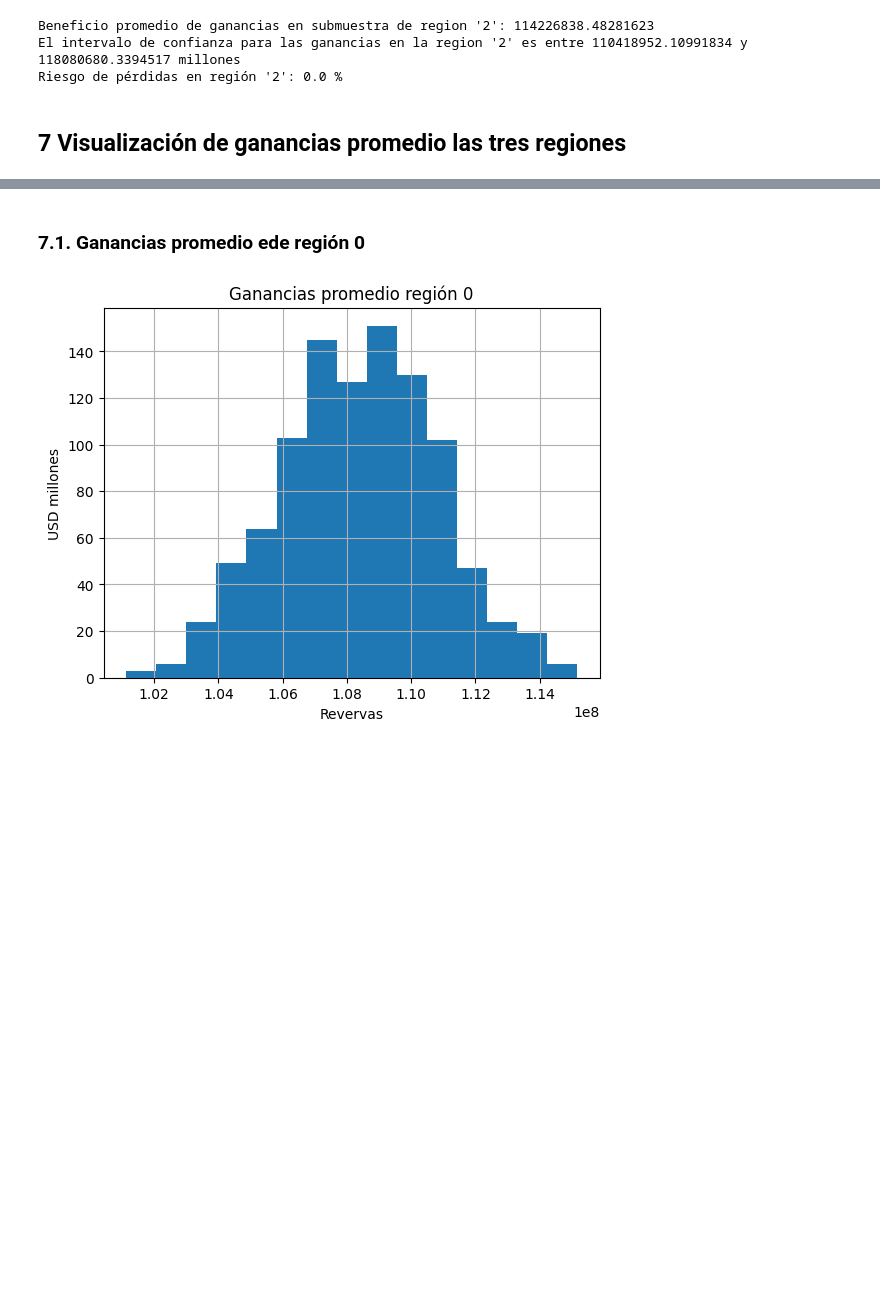
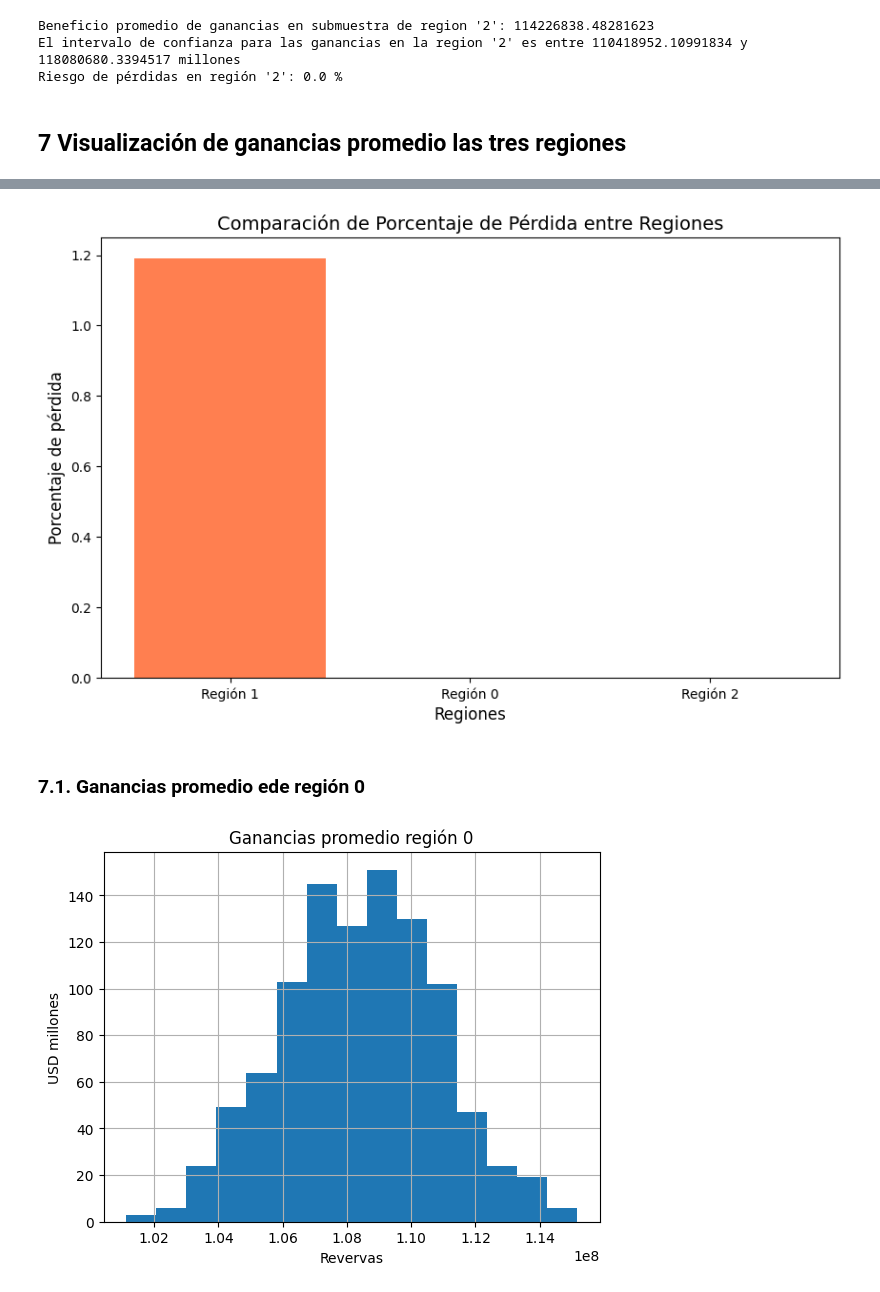
Before and after one commit to wh1tneyr/OilyGiant, a Jupyter notebook: oil.ipynb, the cells around one changed output, grey strips where cells are left out. Saved outputs shown, nothing was run; the diff lists cells and outputs as text; code cells hidden in the pictures; blank space fills up the shorter version.

```diff
--- a/oil.ipynb
+++ b/oil.ipynb
@@ -523,3 +526,25 @@ plt.show()
+# %%
+# Ganancias promedio por región
+regiones = ['Región 0', 'Región 1', 'Región 2']
+risk_percent_values = [risk_percent_0, risk_percent_1, risk_percent_2]  # Porcentaje de pérdida de cada región
+
+# Ordenar regiones y valores de riesgo juntos, de mayor a menor
+regiones_risk = sorted(zip(regiones, risk_percent_values), key=lambda x: x[1], reverse=True)
+regiones_sorted, risk_percent_values_sorted = zip(*regiones_risk)
+
+# Crear el gráfico de barras
+plt.figure(figsize=(10, 6))
+plt.bar(regiones_sorted, risk_percent_values_sorted, color='#FF7F50')  # Cambiado a color coral
+
+# Títulos y etiquetas
+plt.title('Comparación de Porcentaje de Pérdida entre Regiones', fontsize=14)
+plt.xlabel('Regiones', fontsize=12)
+plt.ylabel('Porcentaje de pérdida', fontsize=12)
+
+# Mostrar el gráfico
+plt.show()
+# %% [output]
+[figure, added]
 # %% [markdown]
 ### 7.1. Ganancias promedio ede región 0
 # %%
```
Also changed, not shown: parts of 1 cell of this notebook.
